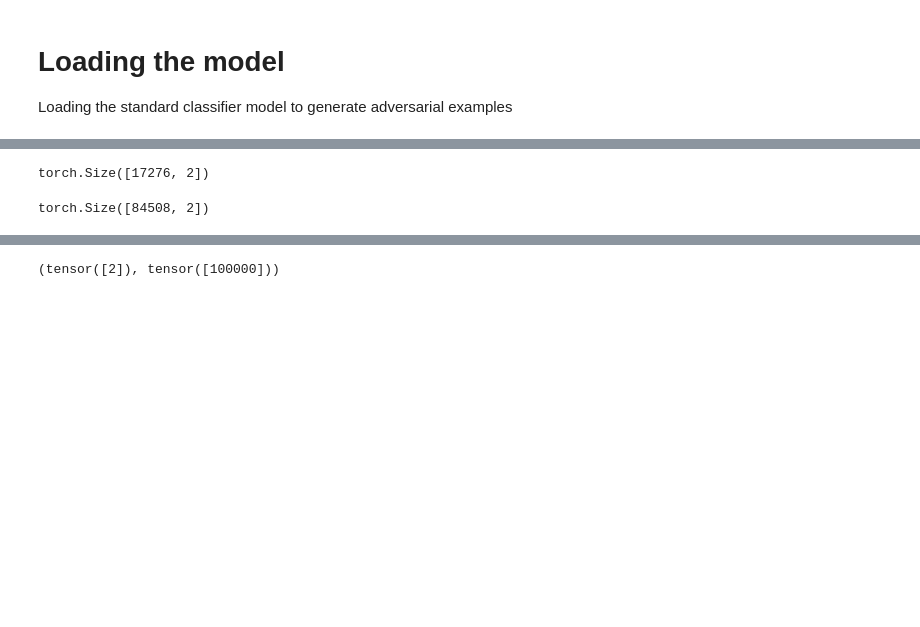
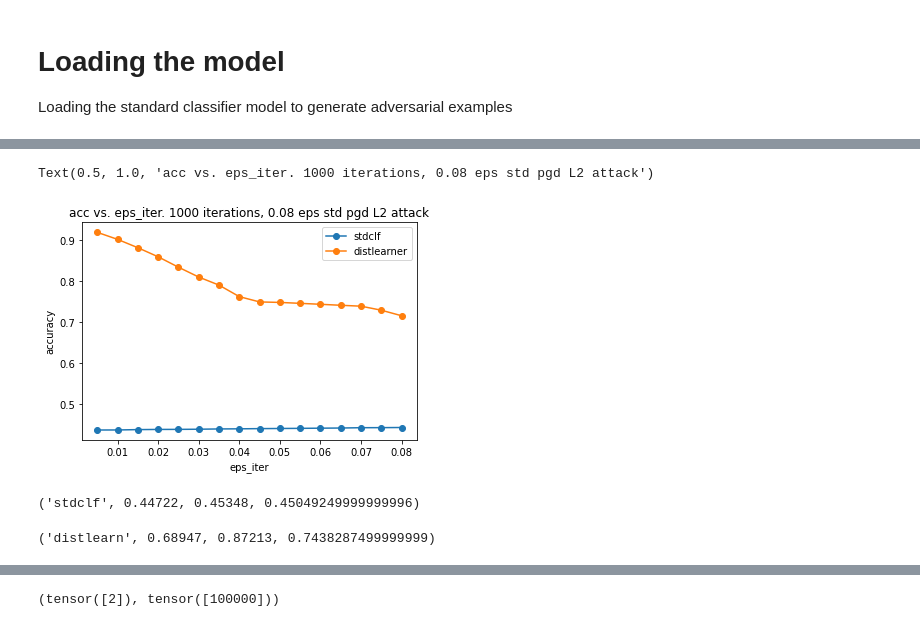
Before and after one commit to microsoft/distance-learner, a Jupyter notebook: notebooks/Experiment D - Distance Learner Against Adversarial Examples.ipynb, the cells around one changed output, grey strips where cells are left out. Saved outputs shown, nothing was run; the diff lists cells and outputs as text; code cells hidden in the pictures; blank space fills up the shorter version.

```diff
--- a/notebooks/Experiment D - Distance Learner Against Adversarial Examples.ipynb
+++ b/notebooks/Experiment D - Distance Learner Against Adversarial Examples.ipynb
@@ -195,8 +362,0 @@ for (i, batch) in tqdm(enumerate(dataloaders["test"])):
-# %%
-stdclf_pred_ma[torch.max(stdclf_pred_ma, 1)[1] != test_set.class_labels[test_set.class_labels!=2]].shape
-# %% [output]
-torch.Size([17276, 2])
-# %%
-dl_pred_ma_dl[torch.max(dl_pred_ma_dl, 1)[1] != test_set.class_labels[test_set.class_labels!=2]]
-# %% [output]
-torch.Size([84508, 2])
@@ -202,0 +366,27 @@ torch.Size([84508, 2])
+# %%
+sweep_logs = json.load(open("./sweep_logs.json"))
+# %%
+stdclf_adv_accs = []
+distlearn_adv_accs = []
+
+for alpha in sweep_logs:
+    stdclf_adv_accs.append(sweep_logs[alpha]["stdclf_clfadv_report"]["accuracy"])
+    distlearn_adv_accs.append(sweep_logs[alpha]["distlearn_dladv_report"]["accuracy"])
+
+plt.plot([float(i) for i in list(sweep_logs.keys())], stdclf_adv_accs, marker="o", label="stdclf")
+plt.plot([float(i) for i in list(sweep_logs.keys())], distlearn_adv_accs, marker="o", label="distlearner")
+plt.legend()
+plt.xlabel("eps_iter")
+plt.ylabel("accuracy")
+plt.title("acc vs. eps_iter. 1000 iterations, 0.08 eps std pgd L2 attack")
+# %% [output]
+Text(0.5, 1.0, 'acc vs. eps_iter. 1000 iterations, 0.08 eps std pgd L2 attack')
+[figure, added]
+# %%
+"stdclf", min(stdclf_adv_accs), max(stdclf_adv_accs), sum(stdclf_adv_accs) / len(stdclf_adv_accs)
+# %% [output]
+('stdclf', 0.44722, 0.45348, 0.45049249999999996)
+# %%
+"distlearn", min(distlearn_adv_accs), max(distlearn_adv_accs), sum(distlearn_adv_accs) / len(distlearn_adv_accs)
+# %% [output]
+('distlearn', 0.68947, 0.87213, 0.7438287499999999)
```
Also changed, not shown: parts of 39 cells of this notebook, 23 other files.
